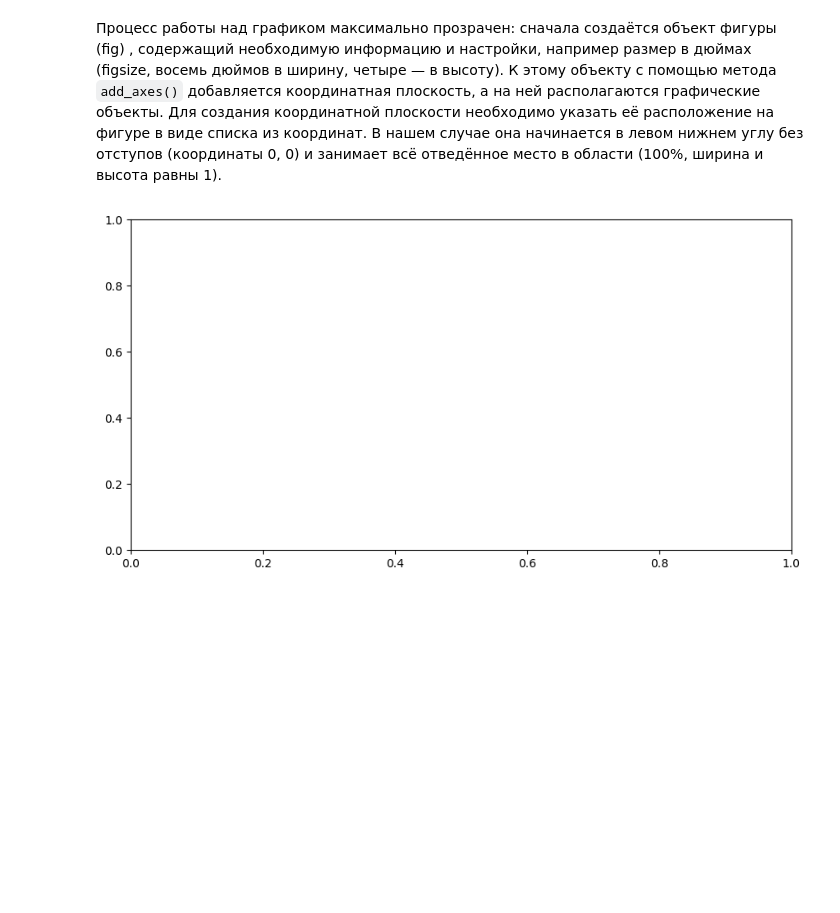
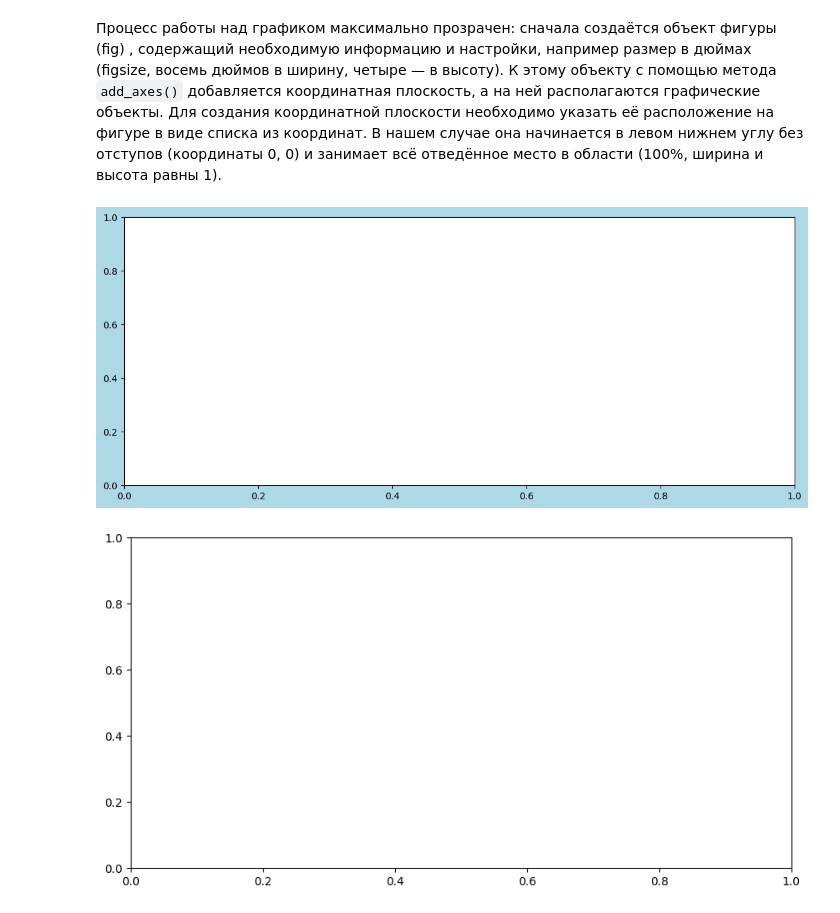
Before and after one commit to vavilove001-lab/sf_data_science, a Jupyter notebook: Notes/visualization/matplotlib.ipynb, the cells around one changed output. Cells and saved outputs as stored; diff of their text form; code cells hidden in the pictures; blank space fills up the shorter version.

````diff
--- a/Notes/visualization/matplotlib.ipynb
+++ b/Notes/visualization/matplotlib.ipynb
@@ -25,6 +25,11 @@ plt.style.use('default')
 ![image.png](attachment:image.png)
 # %% [markdown]
 Процесс работы над графиком максимально прозрачен: сначала создаётся объект фигуры (fig) , содержащий необходимую информацию и настройки, например размер в дюймах (figsize, восемь дюймов в ширину, четыре — в высоту). К этому объекту с помощью метода ```add_axes()``` добавляется координатная плоскость, а на ней располагаются графические объекты. Для создания координатной плоскости необходимо указать её расположение на фигуре в виде списка из координат. В нашем случае она начинается в левом нижнем углу без отступов (координаты 0, 0) и занимает всё отведённое место в области (100%, ширина и высота равны 1).
+# %%
+fig = plt.figure(figsize = (10, 4), facecolor= 'lightblue', edgecolor='red')
+axes = fig.add_axes([0,0,1,1])
+# %% [output]
+[figure, added]
 # %%
 fig = plt.figure(figsize=(8, 4))
 axes = fig.add_axes([0, 0, 1, 1])
````
Also changed, not shown: 3 other files.
